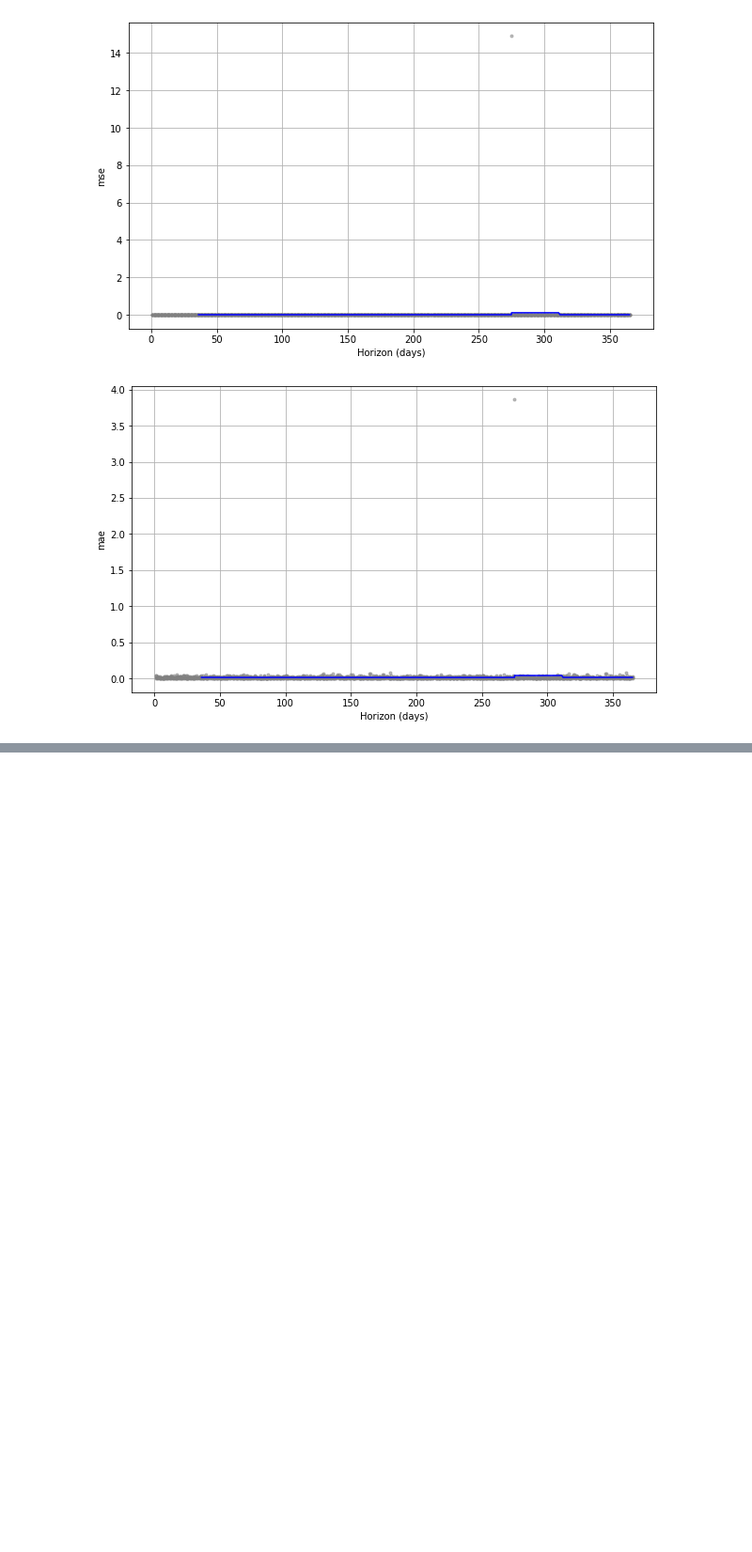
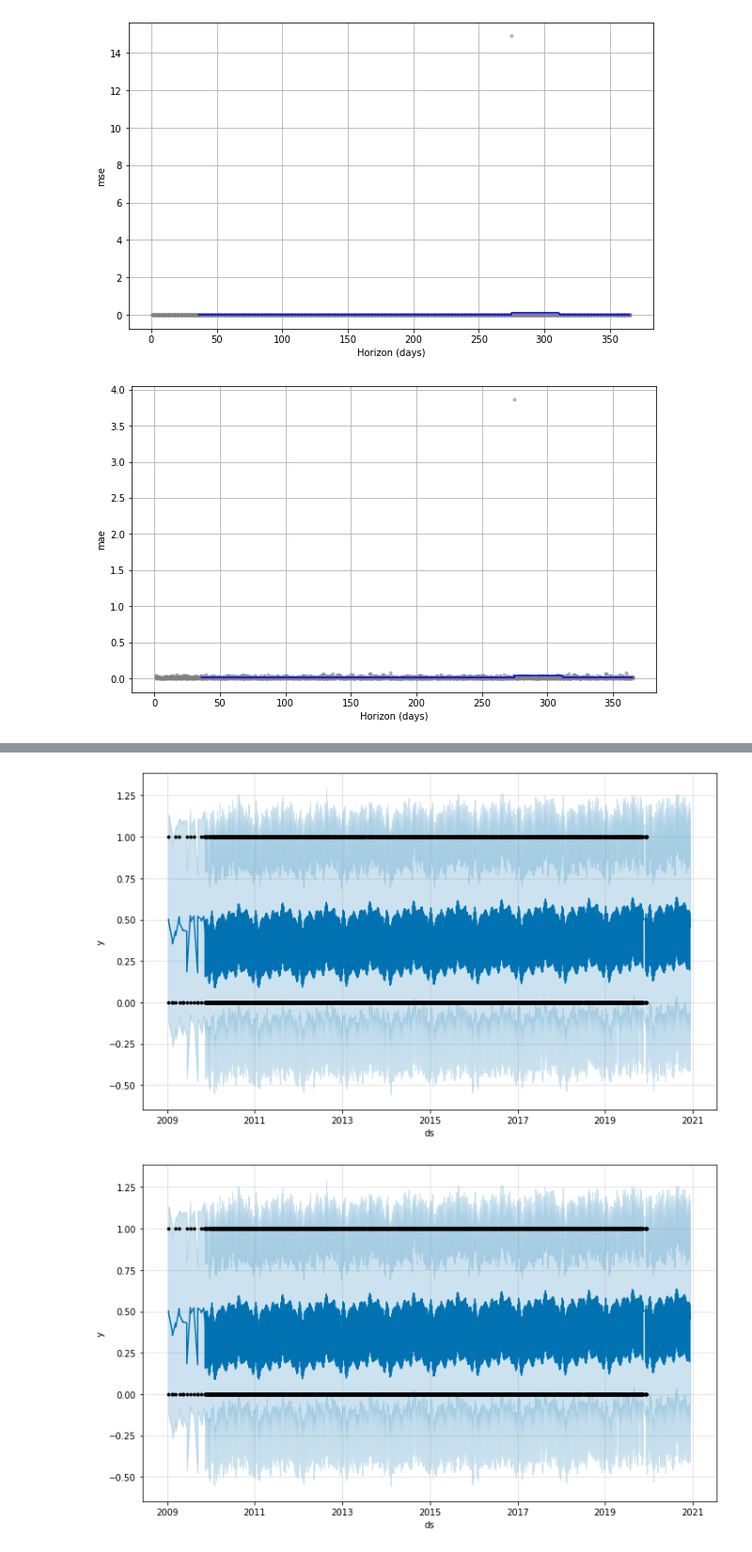
Before and after one commit to Ro6ertWcislo/XGBoostTimeSeriesPredictions, a Jupyter notebook: AUD-PLN-2001-2019/FBprothet_predictions.ipynb, the cells around one changed output, grey strips where cells are left out. Shown at 94% size. Saved outputs shown, nothing was run; the diff lists cells and outputs as text; code cells hidden in the pictures; blank space fills up the shorter version.

Commit message:
next part prophet

```diff
--- a/AUD-PLN-2001-2019/FBprothet_predictions.ipynb
+++ b/AUD-PLN-2001-2019/FBprothet_predictions.ipynb
@@ -166,0 +193,4 @@ USDdaily_binary = convert_to_0_1(USDdaily)
+# %%
+USDdaily_converted = convert_dates(USDdaily)
+# %%
+future_USD_daily = m_USD_daily.make_future_dataframe(periods=365)
@@ -166,0 +213,3 @@ USDdaily_binary = convert_to_0_1(USDdaily)
+# %%
+m_USD_daily = Prophet()
+m_USD_daily.fit(USDdaily_converted)
@@ -166,0 +218,2 @@ USDdaily_binary = convert_to_0_1(USDdaily)
+# %%
+forecast_USD_daily = m_USD_daily.predict(future_USD_daily)
@@ -166,0 +229,5 @@ USDdaily_binary = convert_to_0_1(USDdaily)
+# %%
+m_USD_daily.plot(forecast_USD_daily)
+# %% [output]
+[figure, added]
+[figure, added]
```
Also changed, not shown: parts of 7 cells of this notebook.
